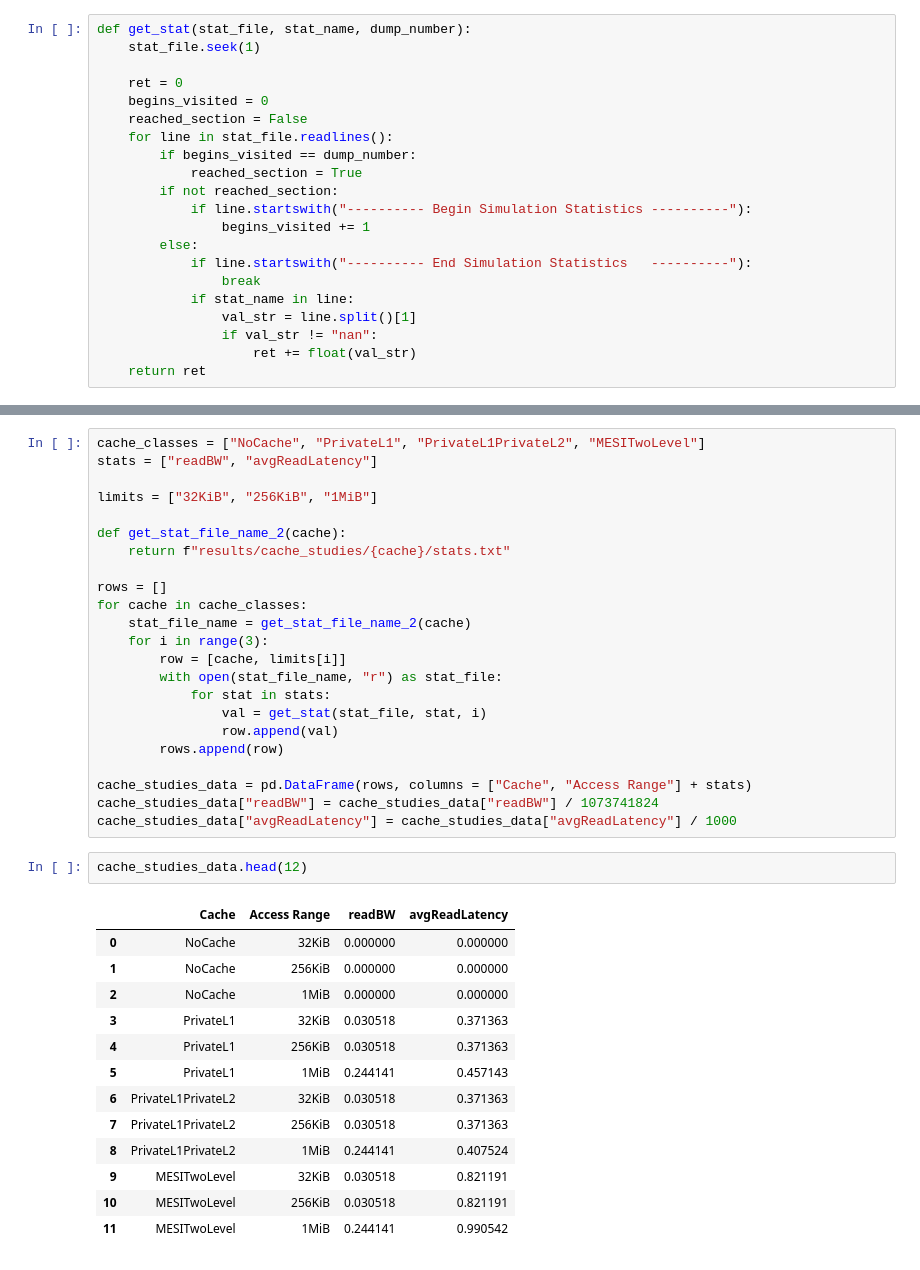
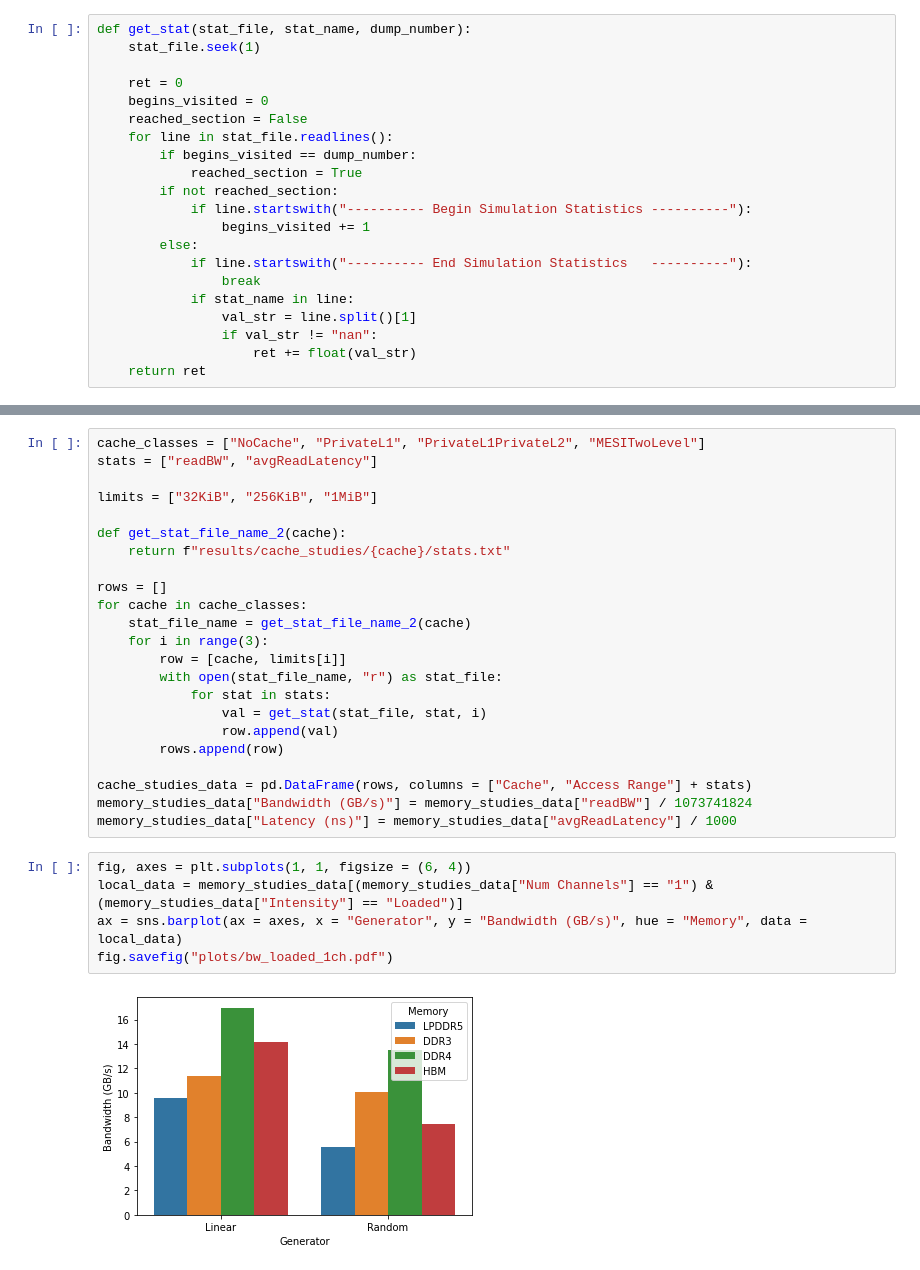
Before and after one commit to mahyarsamani/mem-perf, a Jupyter notebook: plotter.ipynb, the cells around one changed output, grey strips where cells are left out. Saved outputs shown, nothing was run; the diff lists cells and outputs as text.

```diff
--- a/plotter.ipynb
+++ b/plotter.ipynb
@@ -98,21 +72,12 @@ for cache in cache_classes:
         rows.append(row)
 
 cache_studies_data = pd.DataFrame(rows, columns = ["Cache", "Access Range"] + stats)
-cache_studies_data["readBW"] = cache_studies_data["readBW"] / 1073741824
-cache_studies_data["avgReadLatency"] = cache_studies_data["avgReadLatency"] / 1000
+memory_studies_data["Bandwidth (GB/s)"] = memory_studies_data["readBW"] / 1073741824
+memory_studies_data["Latency (ns)"] = memory_studies_data["avgReadLatency"] / 1000
-# %%
-cache_studies_data.head(12)
-# %% [output]
-|  | Cache | Access Range | readBW | avgReadLatency |
-| 0 | NoCache | 32KiB | 0.000000 | 0.000000 |
-| 1 | NoCache | 256KiB | 0.000000 | 0.000000 |
-| 2 | NoCache | 1MiB | 0.000000 | 0.000000 |
-| 3 | PrivateL1 | 32KiB | 0.030518 | 0.371363 |
-| 4 | PrivateL1 | 256KiB | 0.030518 | 0.371363 |
-| 5 | PrivateL1 | 1MiB | 0.244141 | 0.457143 |
-| 6 | PrivateL1PrivateL2 | 32KiB | 0.030518 | 0.371363 |
-| 7 | PrivateL1PrivateL2 | 256KiB | 0.030518 | 0.371363 |
-| 8 | PrivateL1PrivateL2 | 1MiB | 0.244141 | 0.407524 |
-| 9 | MESITwoLevel | 32KiB | 0.030518 | 0.821191 |
-| 10 | MESITwoLevel | 256KiB | 0.030518 | 0.821191 |
-| 11 | MESITwoLevel | 1MiB | 0.244141 | 0.990542 |
+# %%
+fig, axes = plt.subplots(1, 1, figsize = (6, 4))
+local_data = memory_studies_data[(memory_studies_data["Num Channels"] == "1") & (memory_studies_data["Intensity"] == "Loaded")]
+ax = sns.barplot(ax = axes, x = "Generator", y = "Bandwidth (GB/s)", hue = "Memory", data = local_data)
+fig.savefig("plots/bw_loaded_1ch.pdf")
+# %% [output]
+[figure, added]
```
Also changed, not shown: parts of 10 cells of this notebook, 11 other files.
